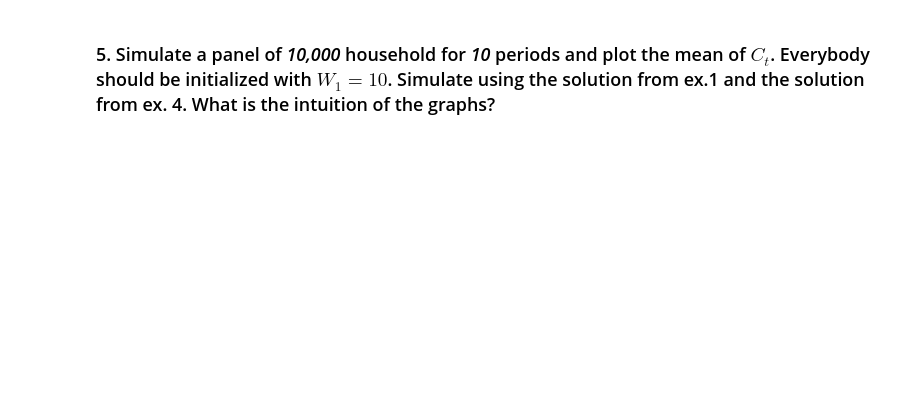
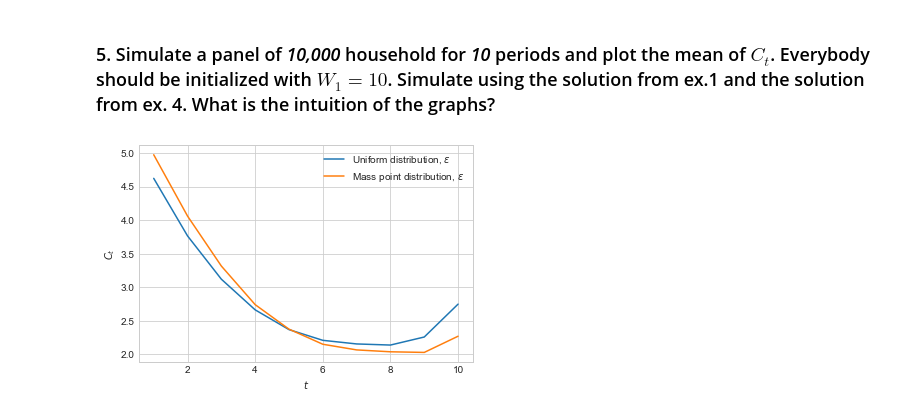
Before and after one commit to FrederikDegn/dp_ucph, a Jupyter notebook: 1_theory_tools/exercises/ex_ante/04_cake_eating_uncertainty.ipynb, the cells around one changed output. Cells and saved outputs as stored; diff of their text form; code cells hidden in the pictures; blank space fills up the shorter version.

```diff
--- a/1_theory_tools/exercises/ex_ante/04_cake_eating_uncertainty.ipynb
+++ b/1_theory_tools/exercises/ex_ante/04_cake_eating_uncertainty.ipynb
@@ -104,33 +118,37 @@ np.random.seed(2022)  #Seed value, it ensures that the computer draw the same "r
 def simulate(sol, par, sim):
 
     # Allocate
     shape = (sim.simN, sim.T)
     simN = sim.simN
     W_ini = sim.W_ini
     W = sim.W_ini*np.ones(shape)
     C = np.nan +np.zeros(shape)
     mean = np.zeros(sim.T)
 
     for t in range(par.T):
-        #fill in
+        C[:,t] = np.interp(W[:,t], sol.grid_W[:,t],sol.C[:,t])
+        eps = np.random.choice(par.eps,size=simN,p=par.pi)
 
+        mean[t] = np.mean(C[:,t])
 
-
-
+        if t<par.T-1:
+            W[:,t+1] = W[:,t]-C[:,t]+eps
 
     return mean
 
 class sim: pass
 sim.simN = 10000
 sim.W_ini = 10
 sim.T = 10
 sim.T_grid = range(1,sim.T+1)
 
 sim_uni = simulate(sol,par,sim)
 sim_mass = simulate(sol_mass,par_mass,sim)
 
 plt.plot(sim.T_grid,sim_uni, label='Uniform distribution, $\epsilon$')
 plt.plot(sim.T_grid,sim_mass, label='Mass point distribution, $\epsilon$')
 plt.ylabel('$C_t$')
 plt.xlabel('$t$')
 plt.legend();plt.show()
+# %% [output]
+[figure, added]
```
Also changed, not shown: parts of 6 cells of this notebook.
